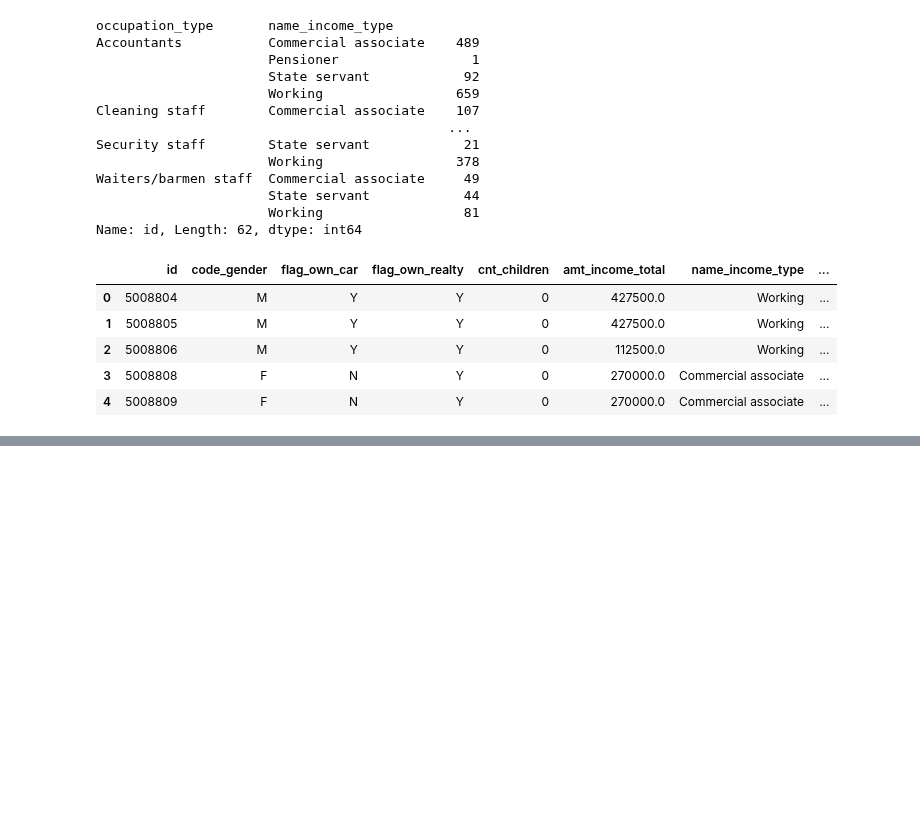
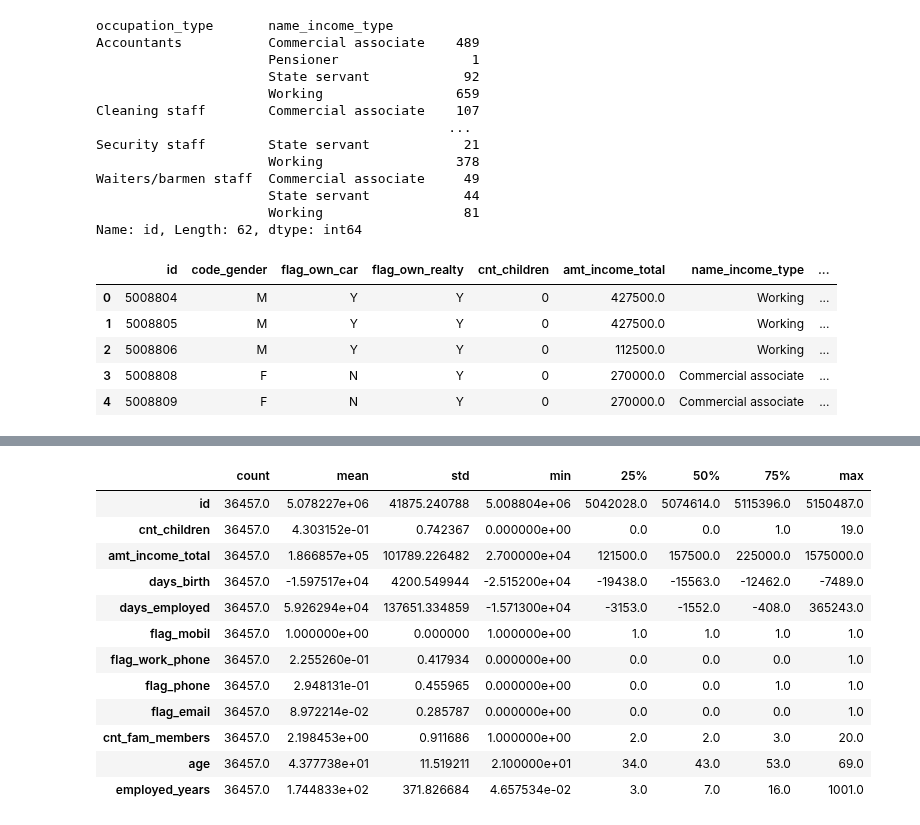
Before and after one commit to credit-risk-management-predictor/credit-risk-management-predictor, a Jupyter notebook: bibek-acquire-wrangle.ipynb, the cells around one changed output, grey strips where cells are left out. Saved outputs shown, nothing was run; the diff lists cells and outputs as text; code cells hidden in the pictures; blank space fills up the shorter version.

```diff
--- a/bibek-acquire-wrangle.ipynb
+++ b/bibek-acquire-wrangle.ipynb
@@ -284,0 +314,16 @@ applicant.head()
+# %%
+applicant.describe().T
+# %% [output]
+|  | count | mean | std | min | 25% | 50% | 75% | max |
+| id | 36457.0 | 5.078227e+06 | 41875.240788 | 5.008804e+06 | 5042028.0 | 5074614.0 | 5115396.0 | 5150487.0 |
+| cnt_children | 36457.0 | 4.303152e-01 | 0.742367 | 0.000000e+00 | 0.0 | 0.0 | 1.0 | 19.0 |
+| amt_income_total | 36457.0 | 1.866857e+05 | 101789.226482 | 2.700000e+04 | 121500.0 | 157500.0 | 225000.0 | 1575000.0 |
+| days_birth | 36457.0 | -1.597517e+04 | 4200.549944 | -2.515200e+04 | -19438.0 | -15563.0 | -12462.0 | -7489.0 |
+| days_employed | 36457.0 | 5.926294e+04 | 137651.334859 | -1.571300e+04 | -3153.0 | -1552.0 | -408.0 | 365243.0 |
+| flag_mobil | 36457.0 | 1.000000e+00 | 0.000000 | 1.000000e+00 | 1.0 | 1.0 | 1.0 | 1.0 |
+| flag_work_phone | 36457.0 | 2.255260e-01 | 0.417934 | 0.000000e+00 | 0.0 | 0.0 | 0.0 | 1.0 |
+| flag_phone | 36457.0 | 2.948131e-01 | 0.455965 | 0.000000e+00 | 0.0 | 0.0 | 1.0 | 1.0 |
+| flag_email | 36457.0 | 8.972214e-02 | 0.285787 | 0.000000e+00 | 0.0 | 0.0 | 0.0 | 1.0 |
+| cnt_fam_members | 36457.0 | 2.198453e+00 | 0.911686 | 1.000000e+00 | 2.0 | 2.0 | 3.0 | 20.0 |
+| age | 36457.0 | 4.377738e+01 | 11.519211 | 2.100000e+01 | 34.0 | 43.0 | 53.0 | 69.0 |
+| employed_years | 36457.0 | 1.744833e+02 | 371.826684 | 4.657534e-02 | 3.0 | 7.0 | 16.0 | 1001.0 |
```
Also changed, not shown: parts of 23 cells of this notebook.
